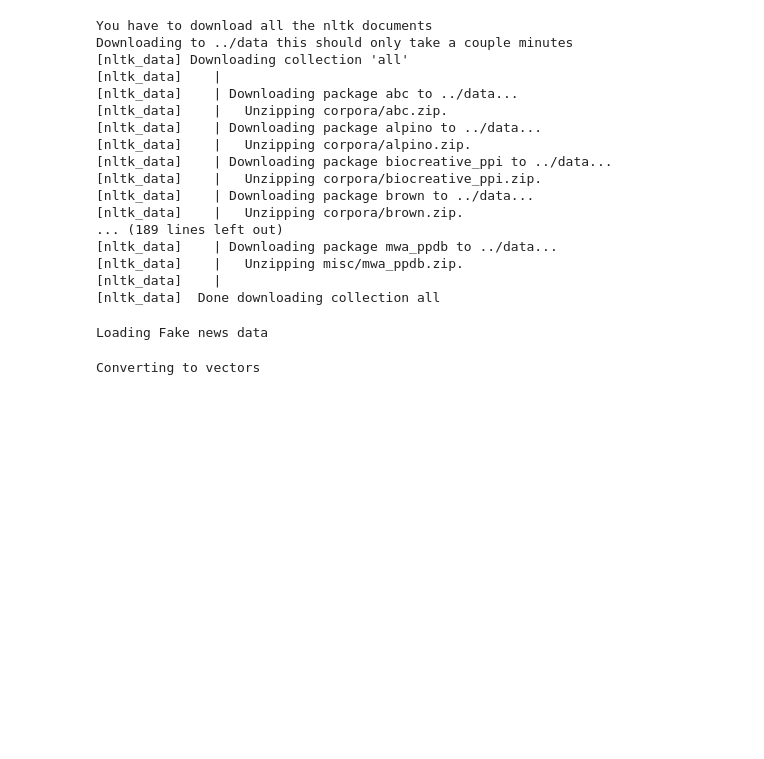
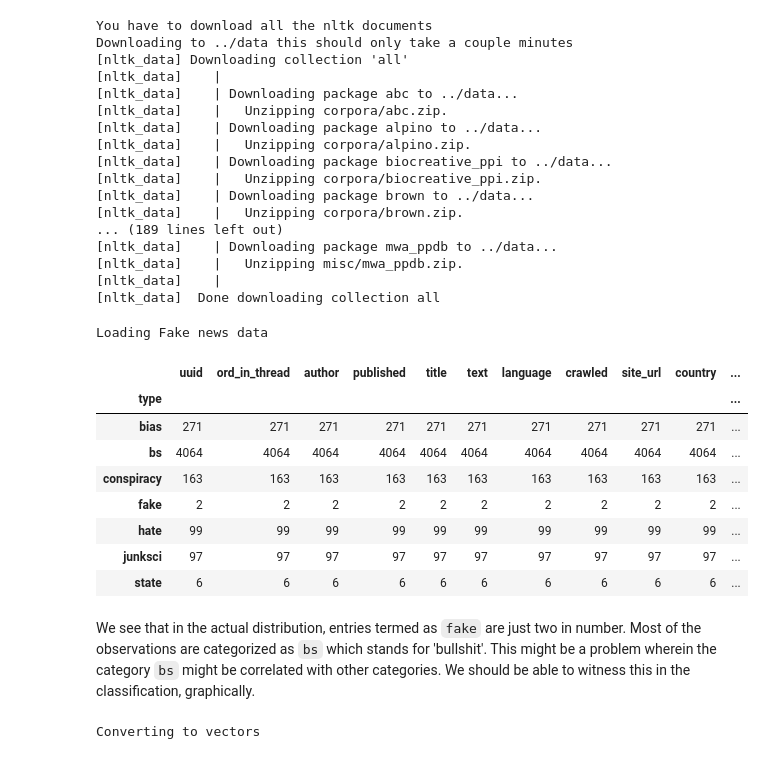
Before and after one commit to saniyamasood/Computational-Content-Analysis-2018, a Jupyter notebook: WEEK6/SRC/6-assignment-arvind.ipynb, the cells around one changed output. Saved outputs shown, nothing was run; the diff lists cells and outputs as text; code cells hidden in the pictures; blank space fills up the shorter version.

```diff
--- a/WEEK6/SRC/6-assignment-arvind.ipynb
+++ b/WEEK6/SRC/6-assignment-arvind.ipynb
@@ -64,6 +64,20 @@ fakeDf['category'] = fakeDf['type']
 fakeDf = fakeDf.dropna()
 # %% [output]
 Loading Fake news data
+# %%
+fakeDf.groupby('type').count()
+# %% [output]
+|  | uuid | ord_in_thread | author | published | title | text | language | crawled | site_url | country | ... |
+| type |  |  |  |  |  |  |  |  |  |  | ... |
+| bias | 271 | 271 | 271 | 271 | 271 | 271 | 271 | 271 | 271 | 271 | ... |
+| bs | 4064 | 4064 | 4064 | 4064 | 4064 | 4064 | 4064 | 4064 | 4064 | 4064 | ... |
+| conspiracy | 163 | 163 | 163 | 163 | 163 | 163 | 163 | 163 | 163 | 163 | ... |
+| fake | 2 | 2 | 2 | 2 | 2 | 2 | 2 | 2 | 2 | 2 | ... |
+| hate | 99 | 99 | 99 | 99 | 99 | 99 | 99 | 99 | 99 | 99 | ... |
+| junksci | 97 | 97 | 97 | 97 | 97 | 97 | 97 | 97 | 97 | 97 | ... |
+| state | 6 | 6 | 6 | 6 | 6 | 6 | 6 | 6 | 6 | 6 | ... |
+# %% [markdown]
+We see that in the actual distribution, entries termed as `fake` are just two in number. Most of the observations are categorized as `bs` which stands for 'bullshit'. This might be a problem wherein the category `bs` might be correlated with other categories. We should be able to witness this in the classification, graphically.
 # %%
 holdBackFraction = .2
 print("Converting to vectors")
```
Also changed, not shown: parts of 1 cell of this notebook.
